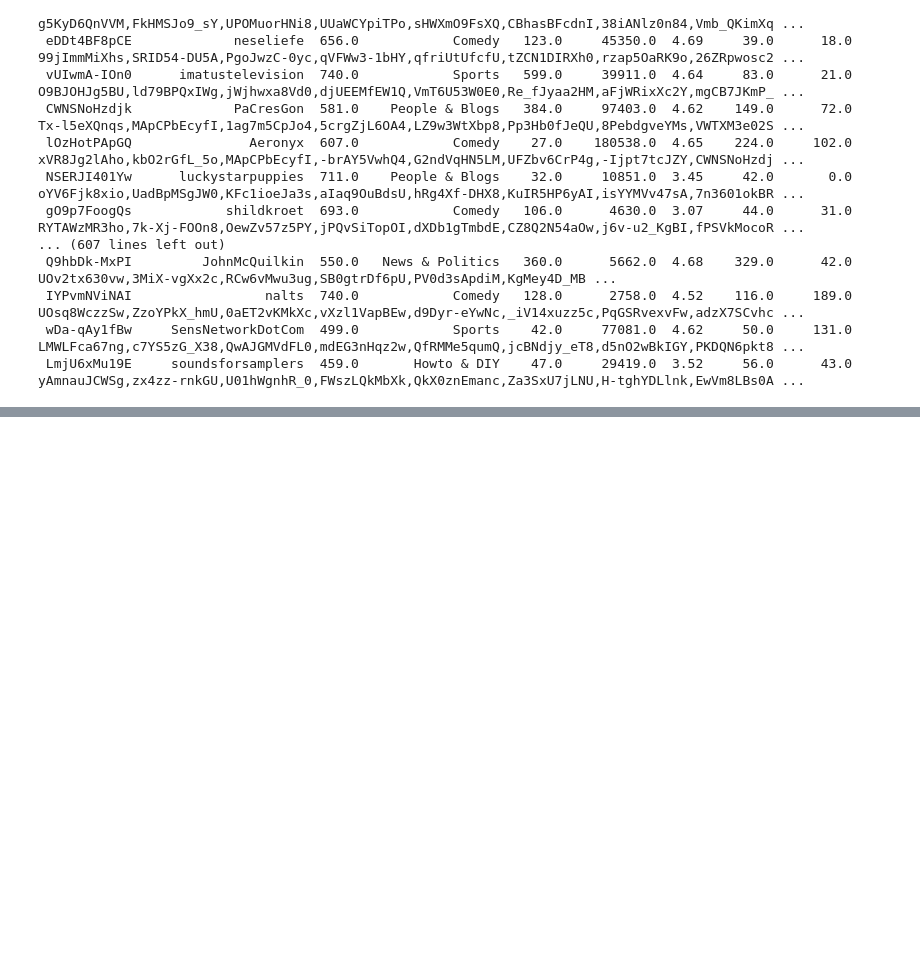
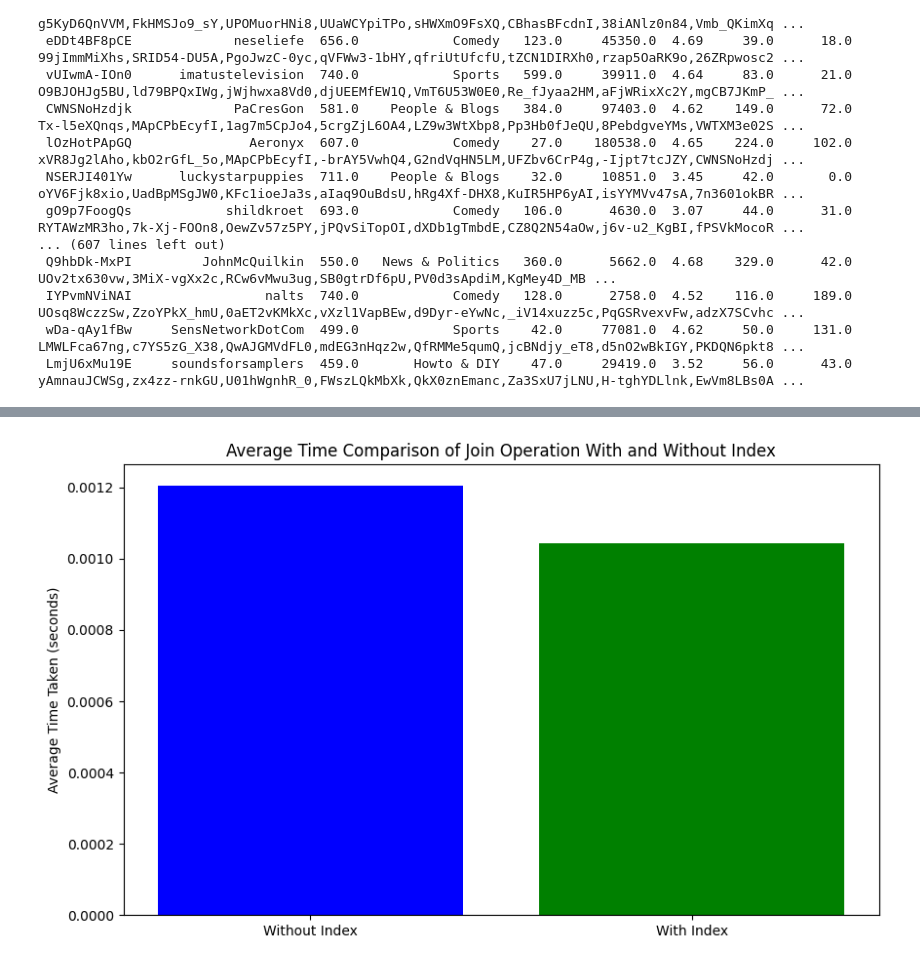
Before and after one commit to davidhfrost/csds234, a Jupyter notebook: data_loader.ipynb, the cells around one changed output, grey strips where cells are left out. Drawn from its saved outputs; the diff is of its cells as text; code cells hidden in the pictures; blank space fills up the shorter version.

```diff
--- a/data_loader.ipynb
+++ b/data_loader.ipynb
@@ -547,0 +686,56 @@ Index Query Result:
+# %%
+import sqlite3
+import time
+import matplotlib.pyplot as plt
+import numpy as np
+
+# Connect to SQLite database
+conn = sqlite3.connect("youtube_data.db")
+cursor = conn.cursor()
+
+# Create two example tables
+cursor.execute("DROP TABLE IF EXISTS videos")
+cursor.execute("DROP TABLE IF EXISTS categories")
+cursor.execute("CREATE TABLE videos (video_id INTEGER PRIMARY KEY, category_id INTEGER, title TEXT)")
+cursor.execute("CREATE TABLE categories (category_id INTEGER PRIMARY KEY, category_name TEXT)")
+
+# Insert sample data into tables
+categories_data = [(1, 'Music'), (2, 'Sport'), (3, 'News')]
+videos_data = [(i, np.random.randint(1, 4), f'Video {i}') for i in range(1, 1001)]
+cursor.executemany("INSERT INTO categories VALUES (?, ?)", categories_data)
+cursor.executemany("INSERT INTO videos VALUES (?, ?, ?)", videos_data)
+
+# Function to measure query execution time
+def measure_query_time(query, trials=100):
+    total_time = 0
+    for _ in range(trials):
+        start_time = time.time()
+        cursor.execute(query)
+        cursor.fetchall()
+        total_time += time.time() - start_time
+    return total_time / trials
+
+# Define join query
+join_query = "SELECT v.title, c.category_name FROM videos v JOIN categories c ON v.category_id = c.category_id"
+
+# Measure time without index
+time_without_index = measure_query_time(join_query)
+
+# Create indexes on join columns
+cursor.execute("CREATE INDEX IF NOT EXISTS idx_category_id ON videos(category_id)")
+cursor.execute("CREATE INDEX IF NOT EXISTS idx_category_id_cat ON categories(category_id)")
+
+# Measure time with index
+time_with_index = measure_query_time(join_query)
+
+# Visualize the results
+plt.figure(figsize=(10, 6))
+plt.bar(['Without Index', 'With Index'], [time_without_index, time_with_index], color=['blue', 'green'])
+plt.ylabel('Average Time Taken (seconds)')
+plt.title('Average Time Comparison of Join Operation With and Without Index')
+plt.show()
+
+# Close the connection
+conn.close()
+# %% [output]
+[figure, added]
```
Also changed, not shown: parts of 14 cells of this notebook, 3 other files.
